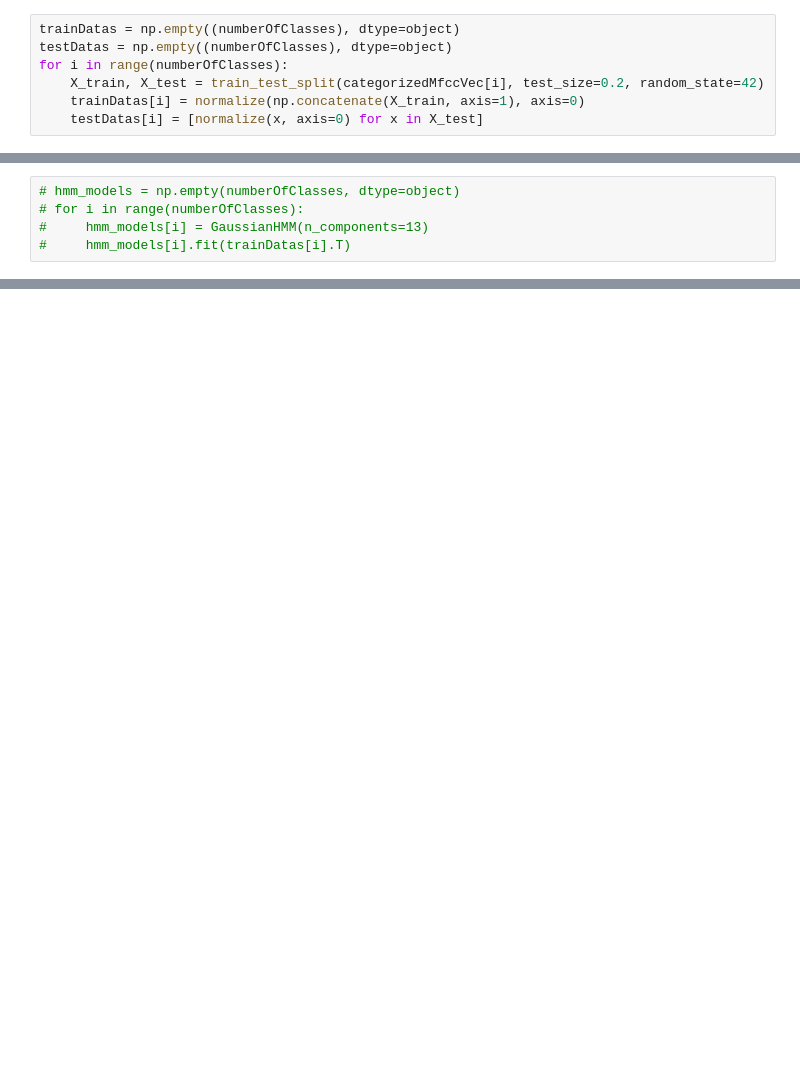
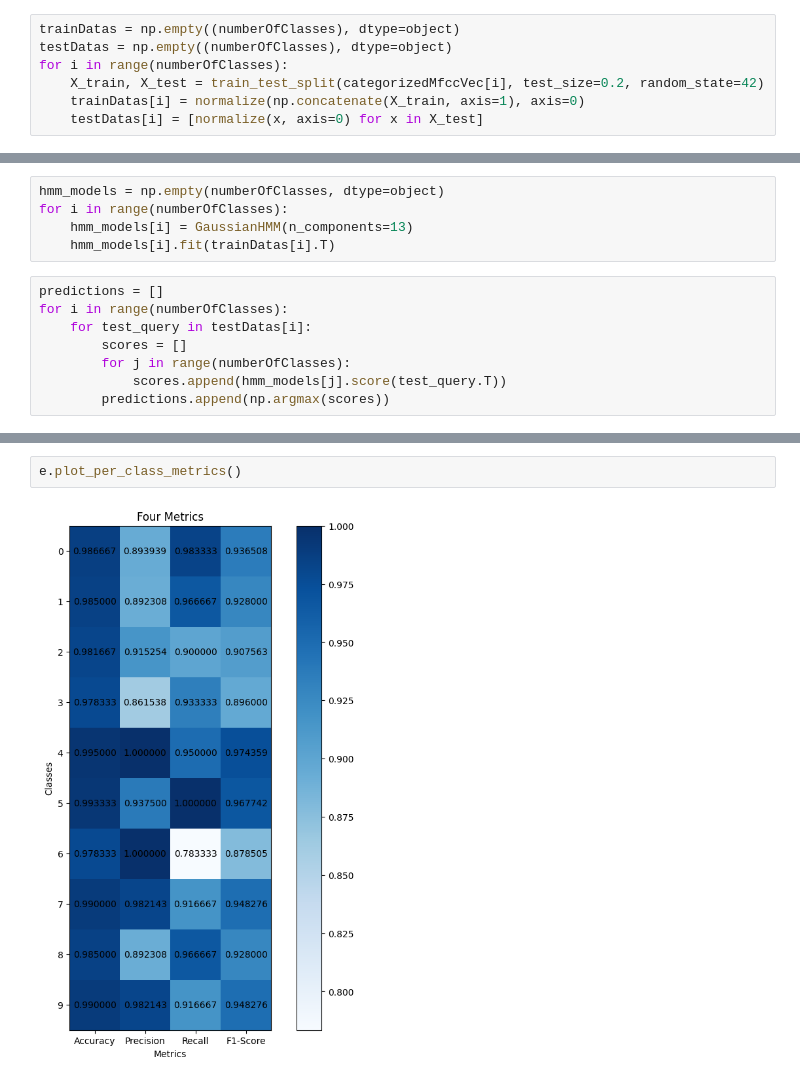
Before and after one commit to javadkavian/AI_Assignments, a Jupyter notebook: A2/AI_A2.ipynb, the cells around one changed output, grey strips where cells are left out. Drawn from its saved outputs; the diff is of its cells as text; blank space fills up the shorter version.

```diff
--- a/A2/AI_A2.ipynb
+++ b/A2/AI_A2.ipynb
@@ -177,5 +388,13 @@ class HMM:
 # %%
-# hmm_models = np.empty(numberOfClasses, dtype=object)
-# for i in range(numberOfClasses):
-#     hmm_models[i] = GaussianHMM(n_components=13)
-#     hmm_models[i].fit(trainDatas[i].T)
+hmm_models = np.empty(numberOfClasses, dtype=object)
+for i in range(numberOfClasses):
+    hmm_models[i] = GaussianHMM(n_components=13)
+    hmm_models[i].fit(trainDatas[i].T)
+# %%
+predictions = []
+for i in range(numberOfClasses):
+    for test_query in testDatas[i]:
+        scores = []
+        for j in range(numberOfClasses):
+            scores.append(hmm_models[j].score(test_query.T))
+        predictions.append(np.argmax(scores))
@@ -181,0 +407,4 @@ class HMM:
+# %%
+e.plot_per_class_metrics()
+# %% [output]
+[figure, added]
```
Also changed, not shown: parts of 45 cells of this notebook, 1 other file.
